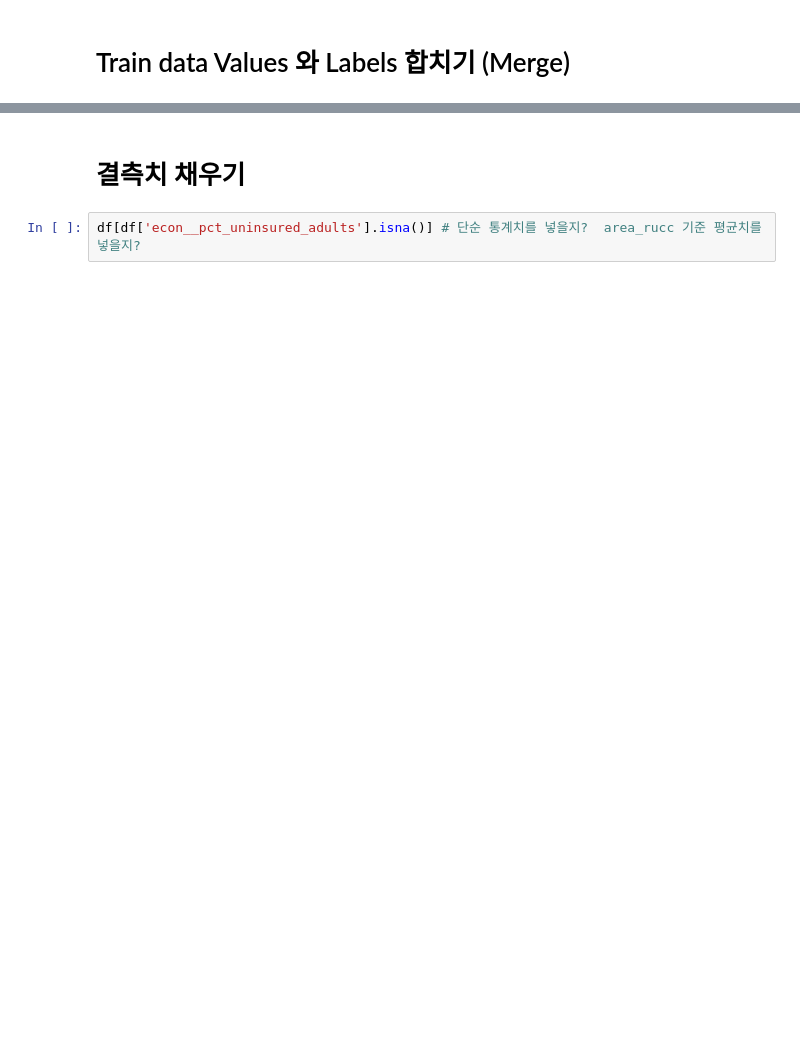
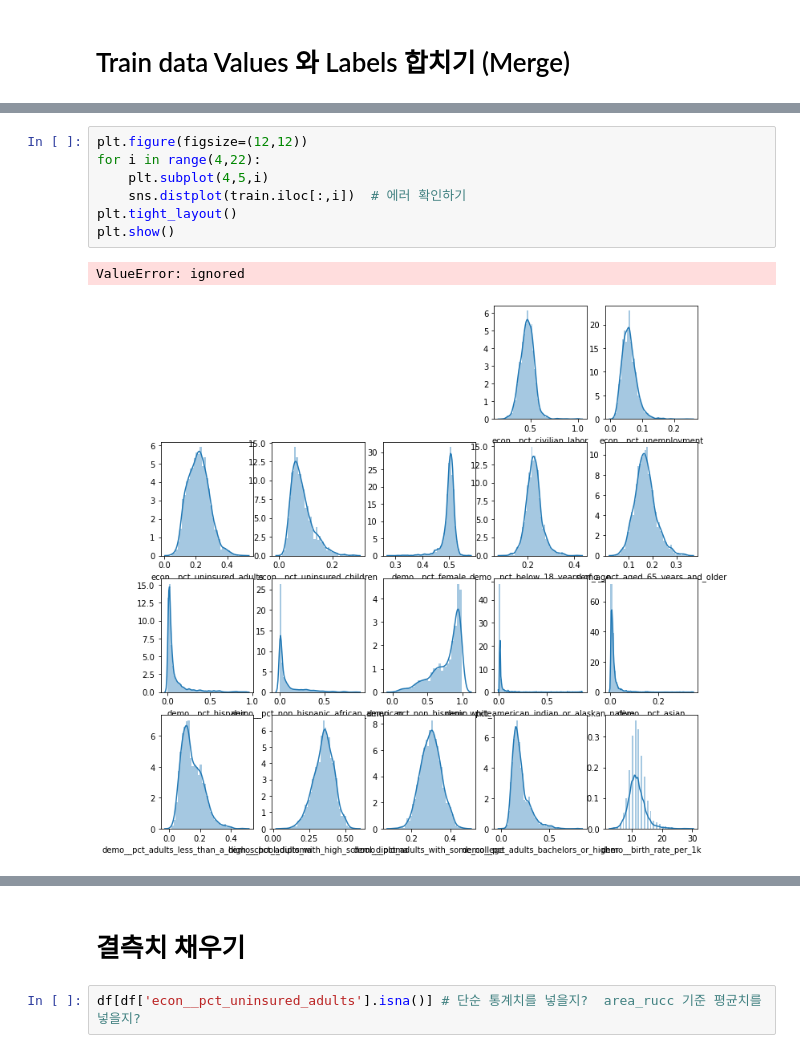
Before and after one commit to JisueKim/DataAnalyst, a Jupyter notebook: Predict/HeartDiseasePredict.ipynb, the cells around one changed output, grey strips where cells are left out. Saved outputs shown, nothing was run; the diff lists cells and outputs as text; blank space fills up the shorter version.

```diff
--- a/Predict/HeartDiseasePredict.ipynb
+++ b/Predict/HeartDiseasePredict.ipynb
@@ -183,0 +153,10 @@ df.describe() #어떤 정보를 파악해야 할까? 표준편차가 큰 컬럼
+# %%
+plt.figure(figsize=(12,12))
+for i in range(4,22):
+    plt.subplot(4,5,i)
+    sns.distplot(train.iloc[:,i])  # 에러 확인하기
+plt.tight_layout()
+plt.show()
+# %% [output]
+ValueError: ignored
+[figure, added]
```
Also changed, not shown: parts of 22 cells of this notebook.
